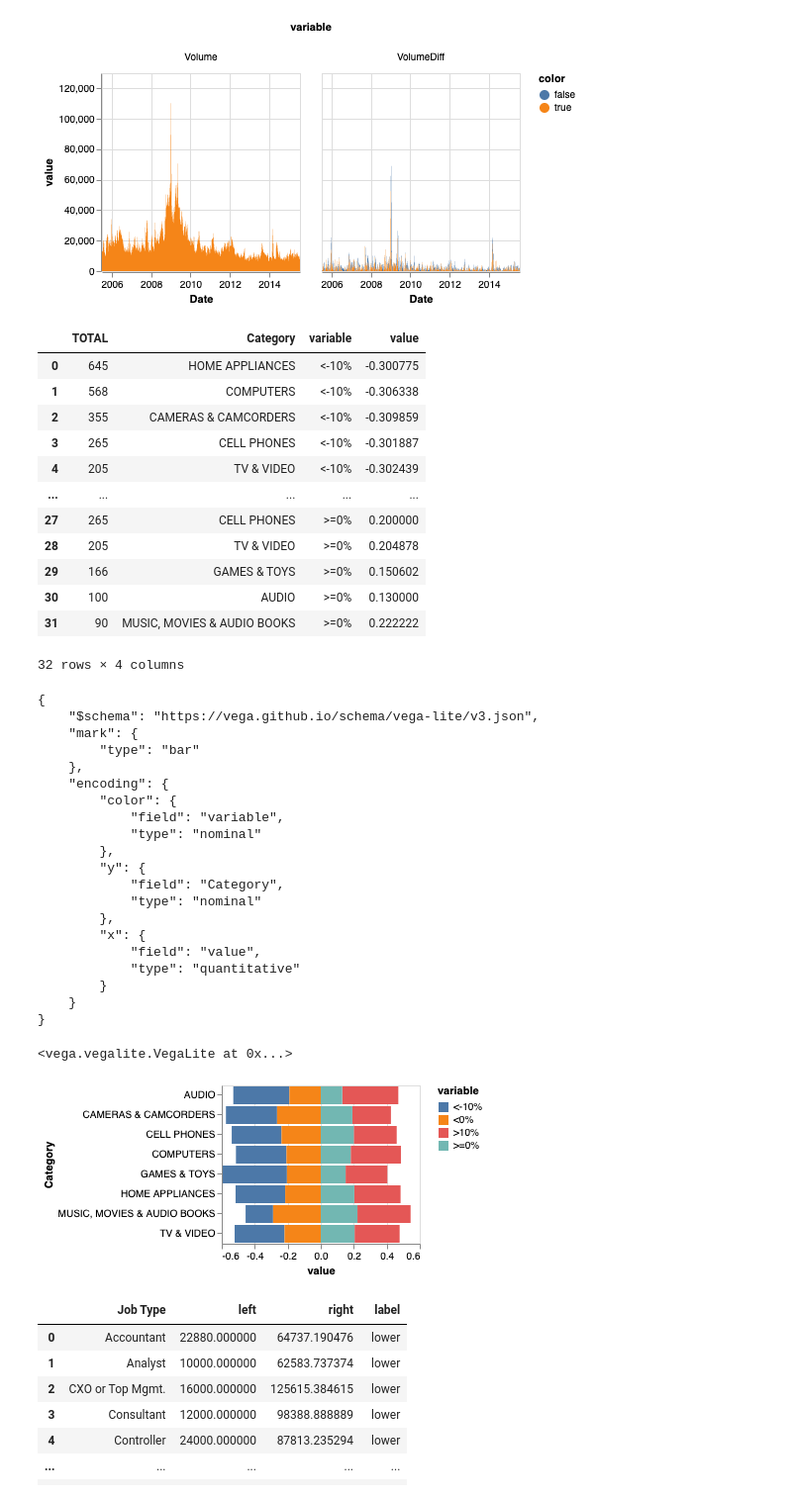
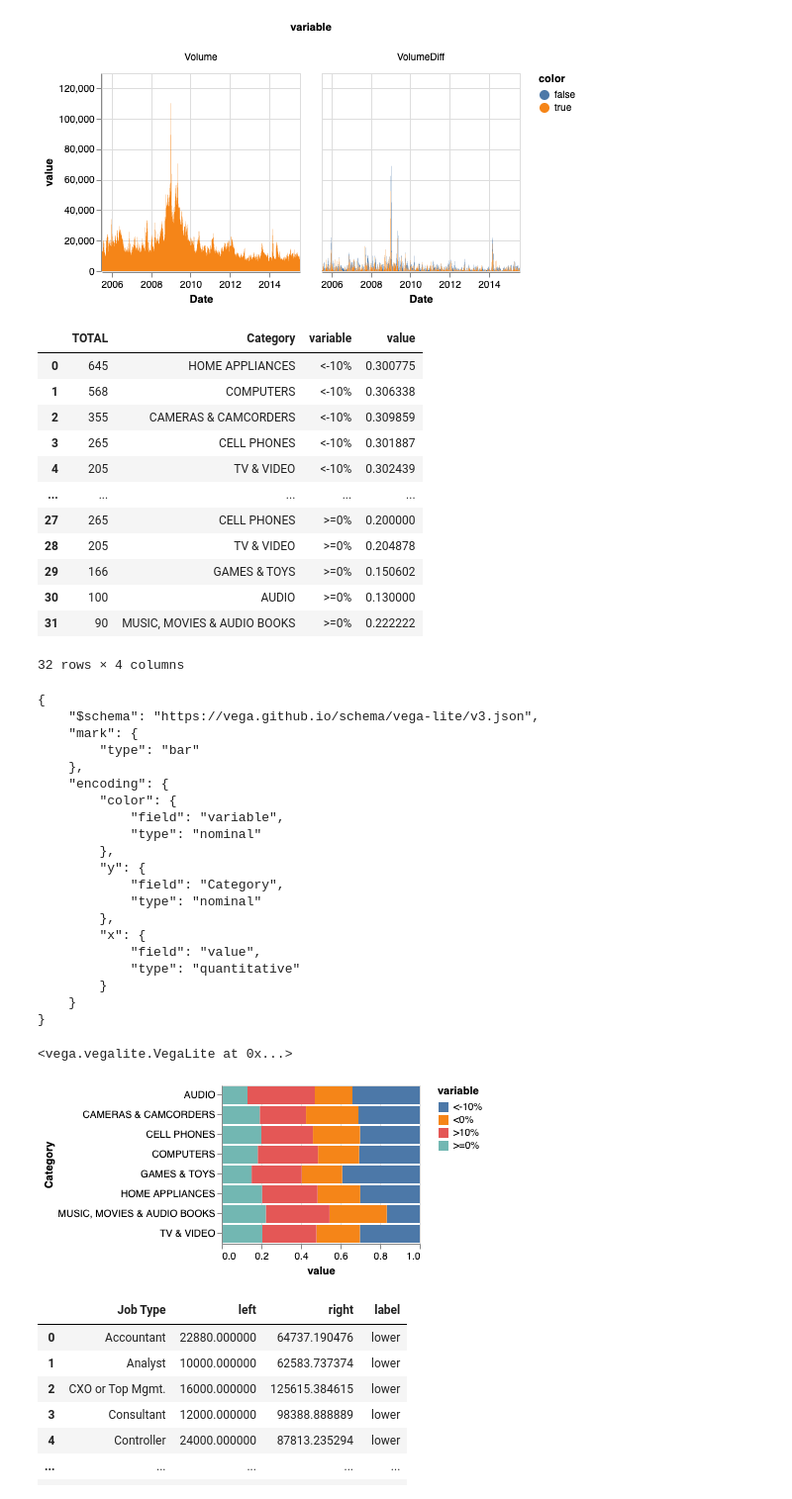
Before and after one commit to Mestway/falx, a Jupyter notebook: falx/data_prep.ipynb, the cells around one changed output. Shown at 99% size. Drawn from its saved outputs; the diff is of its cells as text; code cells hidden in the pictures.

```diff
--- a/falx/data_prep.ipynb
+++ b/falx/data_prep.ipynb
@@ -1821,12 +1833,12 @@ VegaLite(spec, df36)
 df37 = load_input_table("037.json")
 
 df37 = pd.melt(df37, id_vars=["TOTAL", "Category"], value_vars=["<-10%", "<0%", ">10%", ">=0%"])
-df37['value'].mask(df37['variable'] == "<-10%", -df37["value"], inplace=True)
-df37['value'].mask(df37['variable'] == "<0%", -df37["value"], inplace=True)
-
+#df37['value'].mask(df37['variable'] == "<-10%", -df37["value"], inplace=True)
+#df37['value'].mask(df37['variable'] == "<0%", -df37["value"], inplace=True)
 df37["value"] = df37["value"] / df37["TOTAL"]
 
 display(df37)
+#print(df37.to_json(orient="records"))
 
 spec = {
     "$schema": "https://vega.github.io/schema/vega-lite/v3.json",
@@ -1843,40 +1855,40 @@ print(json.dumps(spec, indent=4))
 VegaLite(spec, df37)
 # %% [output]
 |  | TOTAL | Category | variable | value |
-| 0 | 645 | HOME APPLIANCES | <-10% | -0.300775 |
-| 1 | 568 | COMPUTERS | <-10% | -0.306338 |
-| 2 | 355 | CAMERAS & CAMCORDERS | <-10% | -0.309859 |
-| 3 | 265 | CELL PHONES | <-10% | -0.301887 |
-| 4 | 205 | TV & VIDEO | <-10% | -0.302439 |
+| 0 | 645 | HOME APPLIANCES | <-10% | 0.300775 |
+| 1 | 568 | COMPUTERS | <-10% | 0.306338 |
+| 2 | 355 | CAMERAS & CAMCORDERS | <-10% | 0.309859 |
+| 3 | 265 | CELL PHONES | <-10% | 0.301887 |
+| 4 | 205 | TV & VIDEO | <-10% | 0.302439 |
 | ... | ... | ... | ... | ... |
 | 27 | 265 | CELL PHONES | >=0% | 0.200000 |
 | 28 | 205 | TV & VIDEO | >=0% | 0.204878 |
 | 29 | 166 | GAMES & TOYS | >=0% | 0.150602 |
 | 30 | 100 | AUDIO | >=0% | 0.130000 |
 | 31 | 90 | MUSIC, MOVIES & AUDIO BOOKS | >=0% | 0.222222 |
 32 rows × 4 columns
 {
     "$schema": "https://vega.github.io/schema/vega-lite/v3.json",
     "mark": {
         "type": "bar"
     },
     "encoding": {
         "color": {
             "field": "variable",
             "type": "nominal"
         },
         "y": {
             "field": "Category",
             "type": "nominal"
         },
         "x": {
             "field": "value",
             "type": "quantitative"
         }
     }
 }
 <vega.vegalite.VegaLite at 0x...>
-[figure, old version]
+[figure, new version]
 # %%
 df38 = load_input_table("038.json")
 
```
Also changed, not shown: parts of 5 cells of this notebook, 6 other files.
